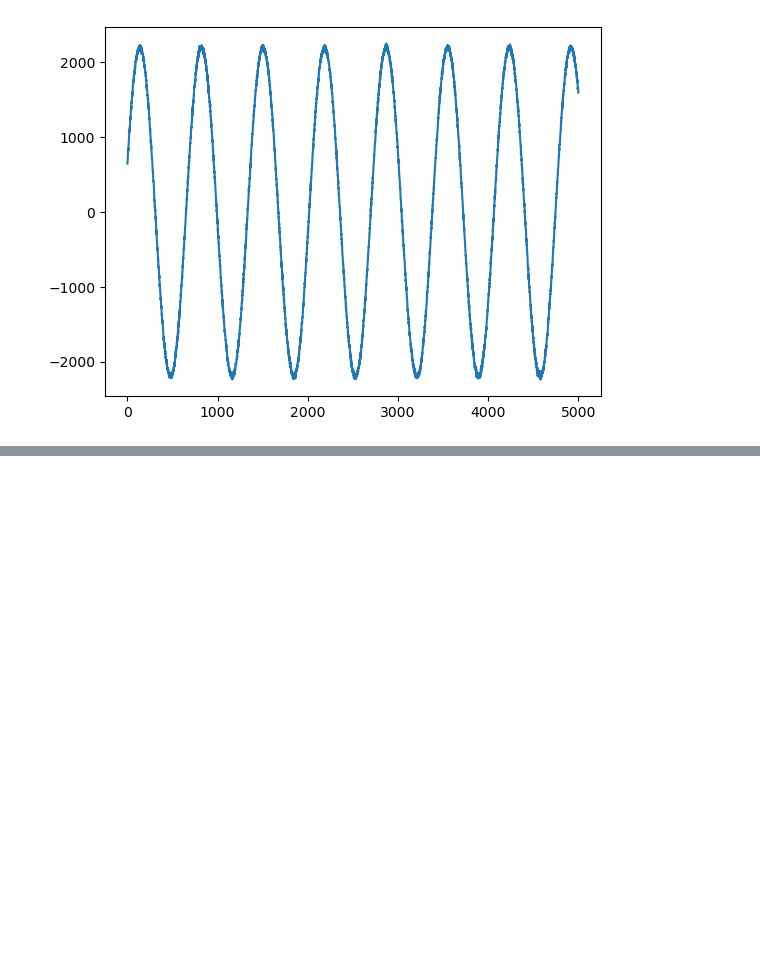
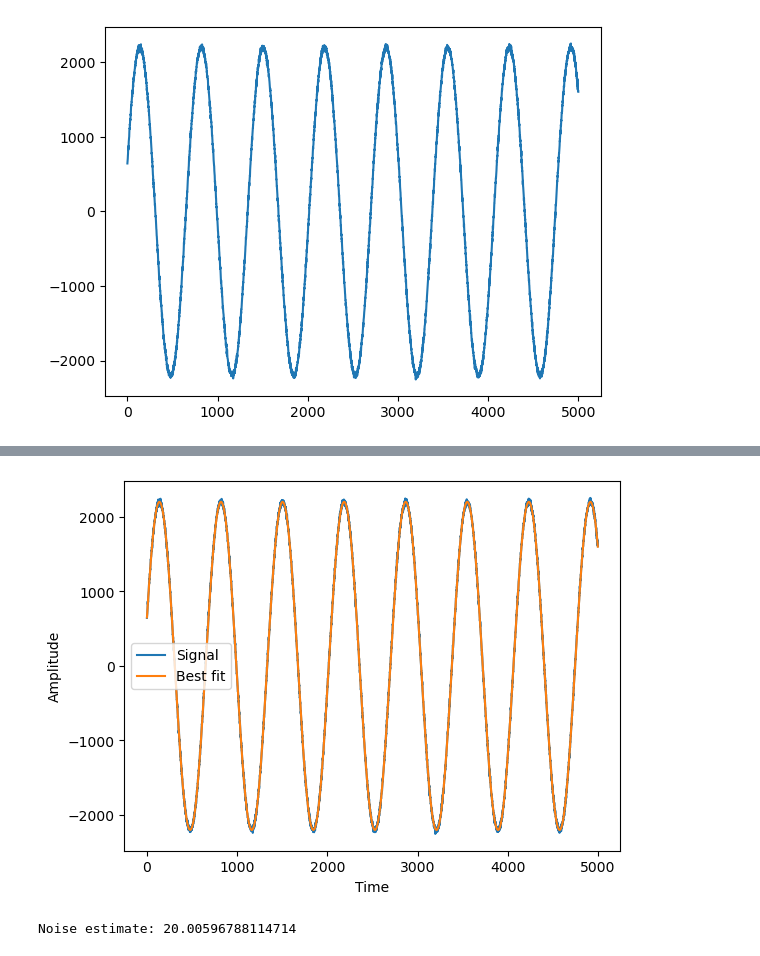
Before and after one commit to lusee-night/notebooks, a Jupyter notebook: calibrator/sine_fit.ipynb, the cells around one changed output, grey strips where cells are left out. Drawn from its saved outputs; the diff is of its cells as text; code cells hidden in the pictures; blank space fills up the shorter version.

Commit message:
Finished approximator program, used log_likelihood to optimize. Hessian matrix to find derivatives and uncertainty. Noise approximation done too. All within very small margins of error.

```diff
--- a/calibrator/sine_fit.ipynb
+++ b/calibrator/sine_fit.ipynb
@@ -37,0 +54,21 @@ def log_likelihood (signal,A,f,phi):
+# %%
+# frequency guess
+n = int(len(time))  # how many indices
+dt = float(time[1] - time[0])  # time interval
+frequencies = fftfreq(n, dt)  #list of frequencies
+fft_values = fft(signal)  # coefficients
+
+# find dominant frequency
+idx = np.argmax(np.abs(fft_values[:n // 2]))  # consider only positive frequencies, select strongest coefficient
+freq_guess = frequencies[idx]  # save the dominant frequency at index idx
+# %%
+initial_guesses = np.array([amp_guess, freq_guess, phase_guess])
+# %%
+# lambdify the likelihood for optimization
+optimize_func = lambda param: -log_likelihood(param[0], param[1], param[2])
+# %%
+# find the best fitting parameters
+result = minimize(optimize_func, initial_guesses, method='Nelder-Mead')
+best_parameters = result.x
+best_amp, best_freq, best_phase = best_parameters
+best_guess = model(best_amp, best_freq, best_phase)
@@ -37,0 +107,18 @@ def log_likelihood (signal,A,f,phi):
+# %%
+# plot results
+plt.plot(signal[0:5000], label='Signal')
+plt.plot(model(*best_parameters)[0:5000], label='Best fit')
+plt.xlabel('Time')
+plt.ylabel('Amplitude')
+plt.legend()
+plt.show()
+# %% [output]
+[figure, added]
+# %%
+# Task 2:
+# Find noise level if unknown
+residuals = signal - best_guess
+estimated_noise = np.std(residuals)  # average deviation from the mean
+print(f"Noise estimate: {estimated_noise}")
+# %% [output]
+Noise estimate: 20.00596788114714
```
Also changed, not shown: parts of 8 cells of this notebook.
